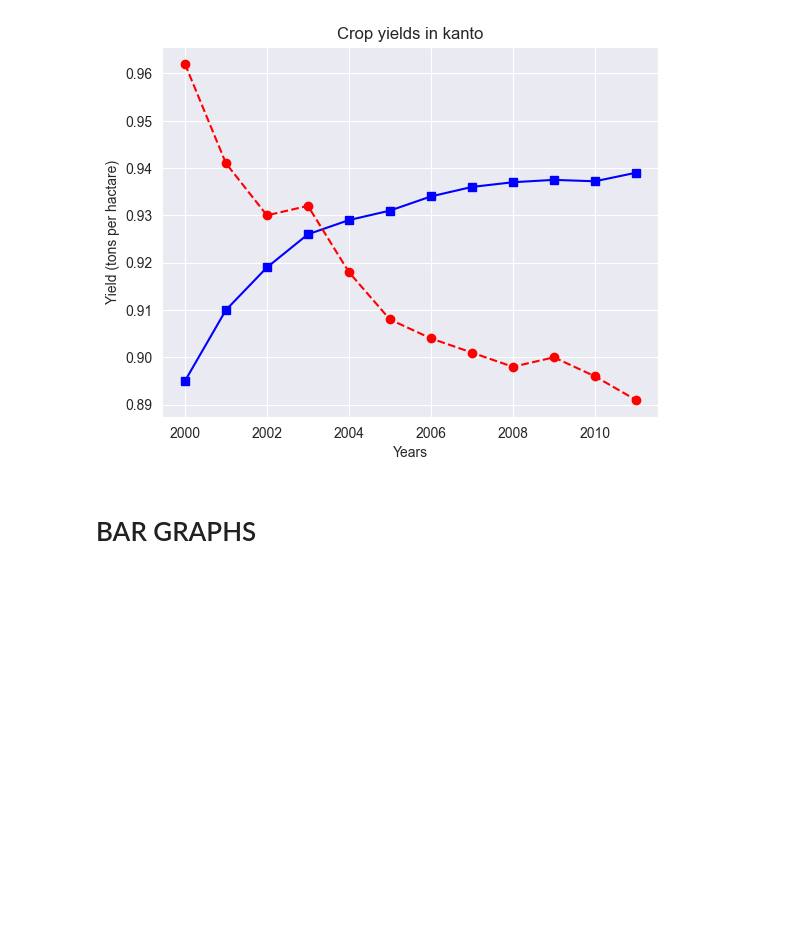
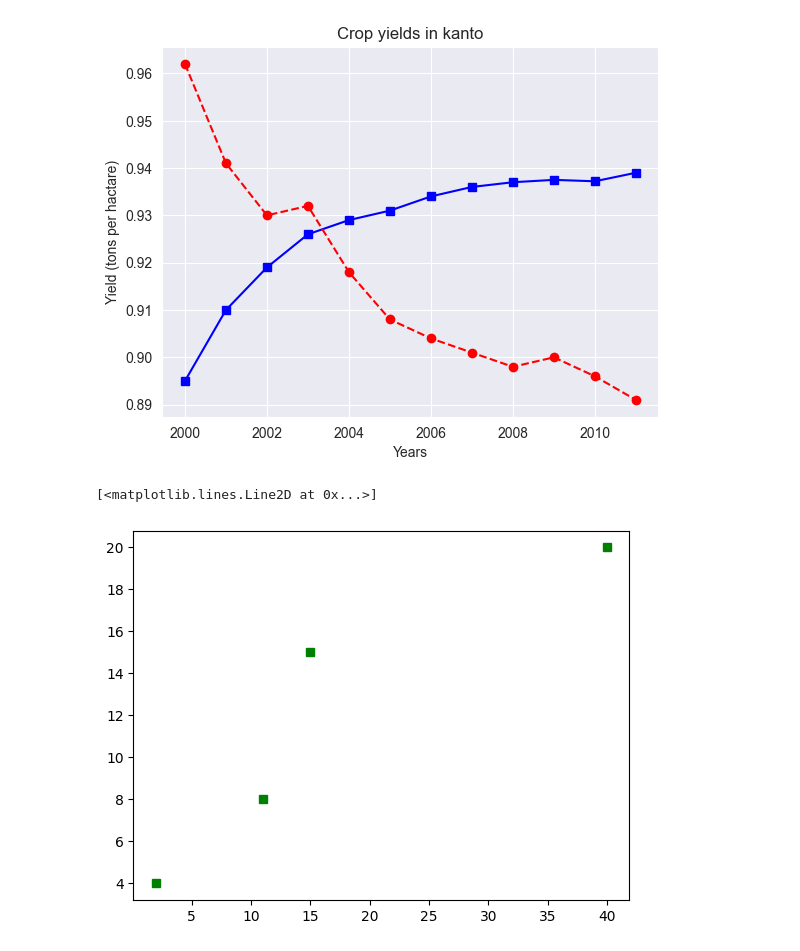
Before and after one commit to ananyacode/digipodiumdatascience, a Jupyter notebook: data analysis/visualization.ipynb, the cells around one changed output. Cells and saved outputs as stored; diff of their text form; code cells hidden in the pictures; blank space fills up the shorter version.

Commit message:
graphs

```diff
--- a/data analysis/visualization.ipynb
+++ b/data analysis/visualization.ipynb
@@ -237,5 +236,3 @@ plt.title('Crop yields in kanto');
 sns.set_style('darkgrid')
 # %% [output]
 [figure]
-# %% [markdown]
-# BAR GRAPHS
@@ -244,0 +239,5 @@ apples= [0.35,]
+# %%
+plt.plot([2,11,15,40],[4,8,15,20],'gs')
+# %% [output]
+[<matplotlib.lines.Line2D at 0x...>]
+[figure, added]
```
Also changed, not shown: parts of 4 cells of this notebook, 2 other files.
